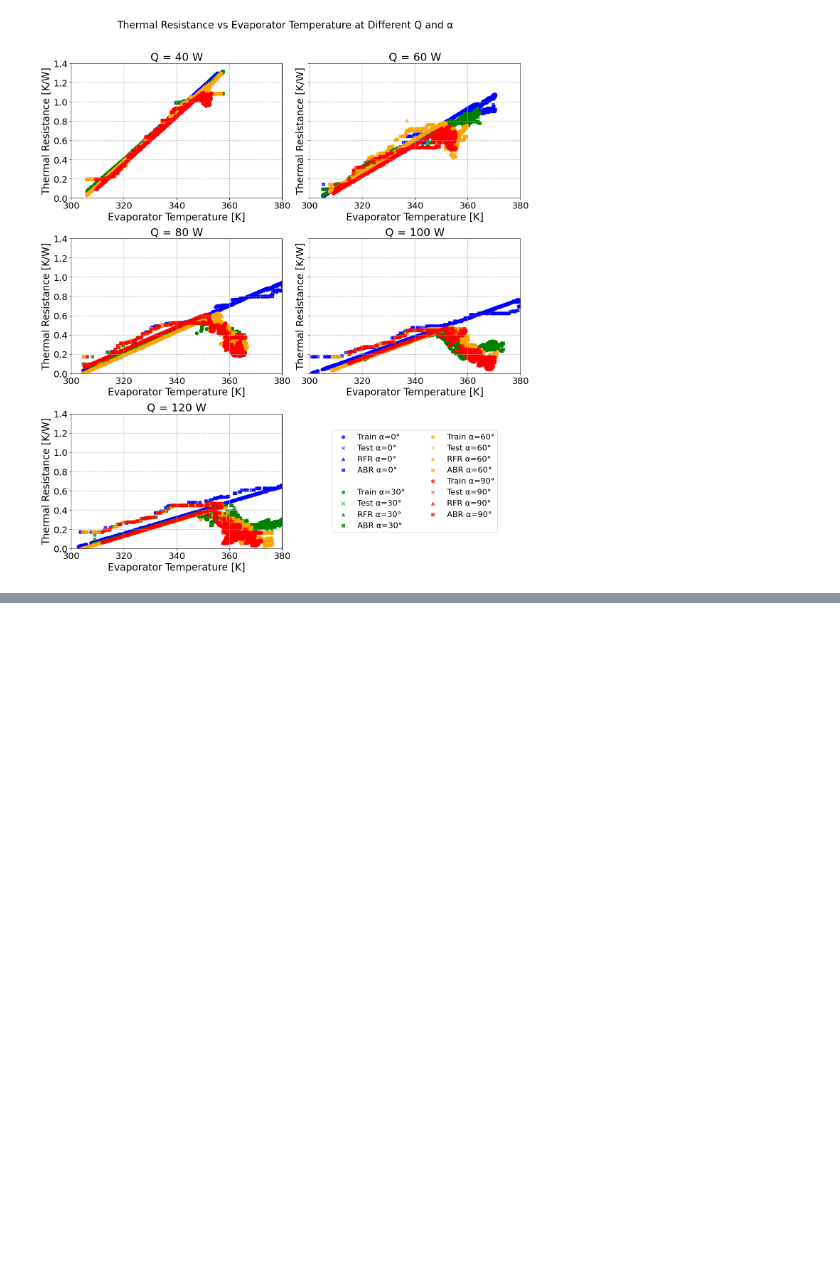
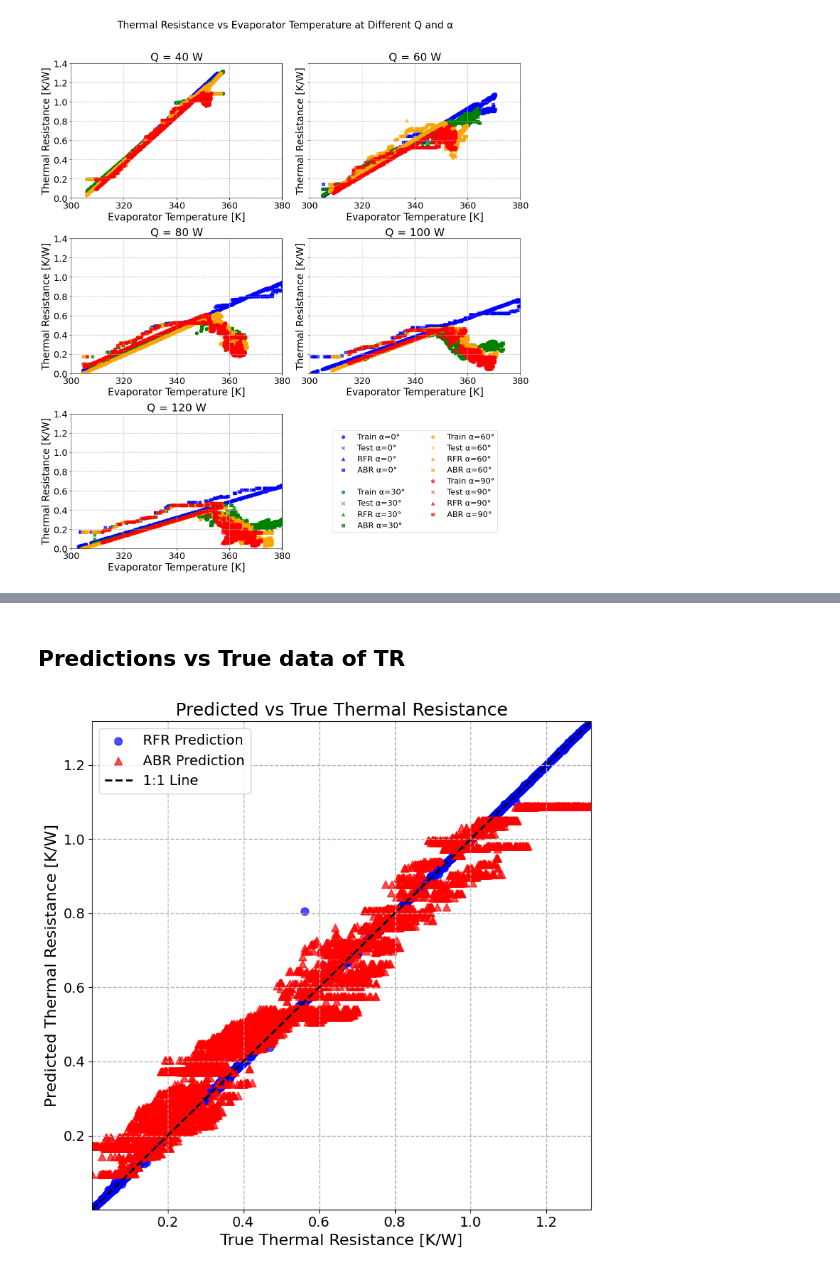
Before and after one commit to kamleshparmar17/Advanced_PulseHeatPipe_krp, a Jupyter notebook: data/ml_data/d4_alpha_ml_plot.ipynb, the cells around one changed output, grey strips where cells are left out. Saved outputs shown, nothing was run; the diff lists cells and outputs as text; code cells hidden in the pictures; blank space fills up the shorter version.

```diff
--- a/data/ml_data/d4_alpha_ml_plot.ipynb
+++ b/data/ml_data/d4_alpha_ml_plot.ipynb
@@ -738,0 +741,53 @@ plt.show()
+# %% [markdown]
+## Predictions vs True data of TR
+# %%
+import pandas as pd
+import matplotlib.pyplot as plt
+import numpy as np
+
+# Load the test and predictions data
+df = pd.read_csv('../ml_data/x_y_test_predictions.csv')
+
+# Ensure columns are numeric
+df['TR_test[K/W]'] = pd.to_numeric(df['TR_test[K/W]'], errors='coerce')
+df['TR_predictions_rfr[K/W]'] = pd.to_numeric(df['TR_predictions_rfr[K/W]'], errors='coerce')
+df['TR_predictions_abr[K/W]'] = pd.to_numeric(df['TR_predictions_abr[K/W]'], errors='coerce')
+
+# Remove rows with missing values
+df = df.dropna(subset=['TR_test[K/W]', 'TR_predictions_rfr[K/W]', 'TR_predictions_abr[K/W]'])
+
+plt.rcParams.update({
+    'axes.titlesize': 18,
+    'axes.labelsize': 16,
+    'xtick.labelsize': 14,
+    'ytick.labelsize': 14,
+    'legend.fontsize': 14,
+    'figure.titlesize': 20
+})
+
+fig, ax = plt.subplots(figsize=(8, 8))
+
+# Scatter plots for predictions
+h1 = ax.scatter(df['TR_test[K/W]'], df['TR_predictions_rfr[K/W]'],
+                color='blue', marker='o', s=60, alpha=0.7, label='RFR Prediction')
+h2 = ax.scatter(df['TR_test[K/W]'], df['TR_predictions_abr[K/W]'],
+                color='red', marker='^', s=60, alpha=0.7, label='ABR Prediction')
+
+# 1:1 reference line
+min_val = min(df['TR_test[K/W]'].min(), df['TR_predictions_rfr[K/W]'].min(), df['TR_predictions_abr[K/W]'].min())
+max_val = max(df['TR_test[K/W]'].max(), df['TR_predictions_rfr[K/W]'].max(), df['TR_predictions_abr[K/W]'].max())
+ax.plot([min_val, max_val], [min_val, max_val], 'k--', lw=2, label='1:1 Line')
+
+ax.set_xlabel('True Thermal Resistance [K/W]', fontsize=16)
+ax.set_ylabel('Predicted Thermal Resistance [K/W]', fontsize=16)
+ax.set_title('Predicted vs True Thermal Resistance', fontsize=18)
+ax.grid(True, linestyle='--', linewidth=1)
+ax.legend(loc='best', frameon=True)
+ax.set_xlim(min_val, max_val)
+ax.set_ylim(min_val, max_val)
+ax.tick_params(axis='both', which='major', labelsize=14)
+
+plt.tight_layout()
+plt.show()
+# %% [output]
+[figure, added]
```
Also changed, not shown: parts of 6 cells of this notebook.
